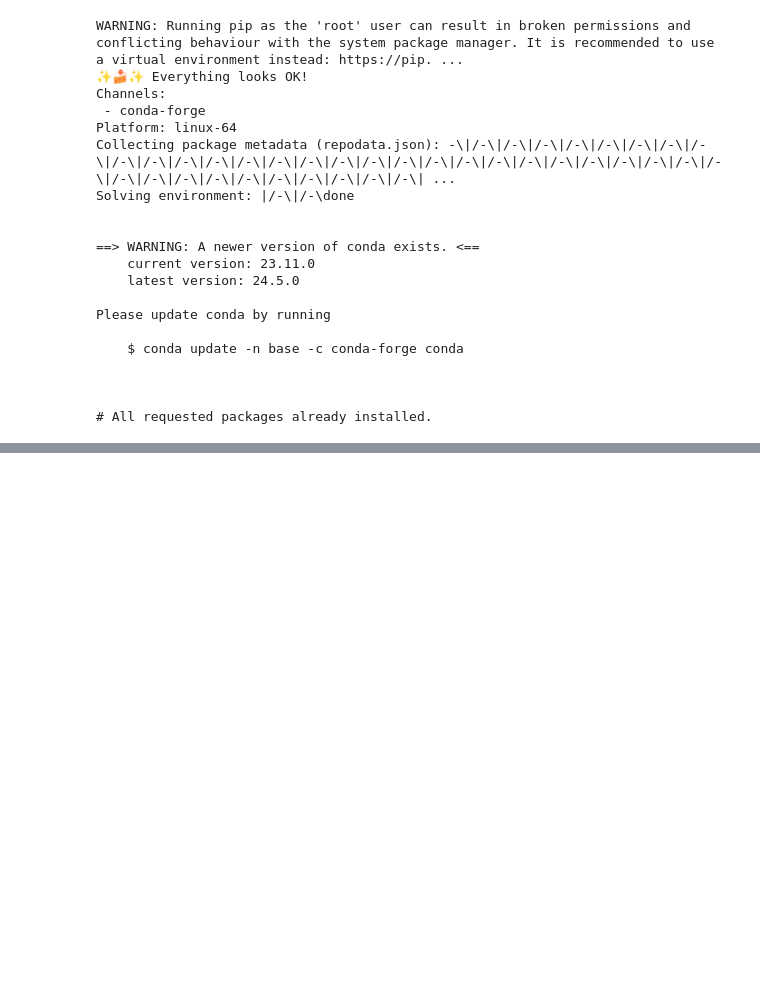
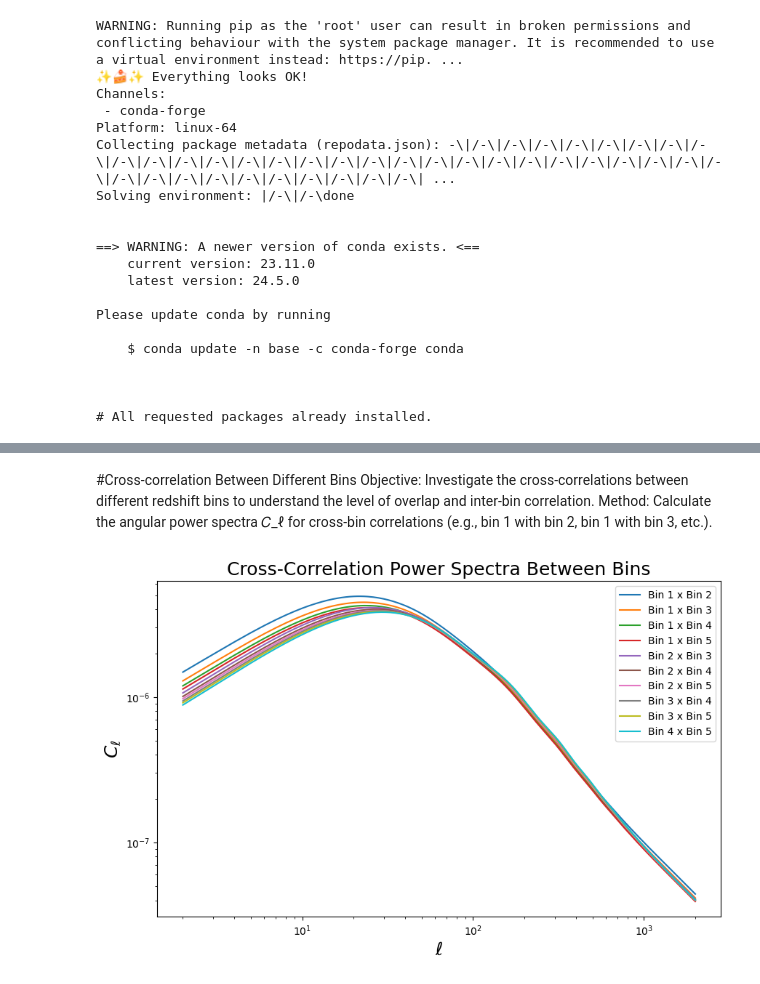
Before and after one commit to clayedw/RET-2024, a Jupyter notebook: binning_with_gaussian.ipynb, the cells around one changed output, grey strips where cells are left out. Saved outputs shown, nothing was run; the diff lists cells and outputs as text; code cells hidden in the pictures; blank space fills up the shorter version.

```diff
--- a/binning_with_gaussian.ipynb
+++ b/binning_with_gaussian.ipynb
@@ -317,0 +269,24 @@ plt.show()
+# %% [markdown]
+#Cross-correlation Between Different Bins
+Objective: Investigate the cross-correlations between different redshift bins to understand the level of overlap and inter-bin correlation.
+Method: Calculate the angular power spectra 𝐶_ℓ for cross-bin correlations (e.g., bin 1 with bin 2, bin 1 with bin 3, etc.).
+# %%
+cross_cls_matrix = np.zeros((len(bin_edges) - 1, len(bin_edges) - 1, len(ell)))
+for i in range(len(bin_edges) - 1):
+    for j in range(i + 1, len(bin_edges) - 1):
+        cross_cls_matrix[i, j] = ccl.angular_cl(cosmo, true_tracers[i], true_tracers[j], ell)
+
+# Plot cross-correlation power spectra
+plt.figure(figsize=(10, 6))
+for i in range(len(bin_edges) - 1):
+    for j in range(i + 1, len(bin_edges) - 1):
+        plt.plot(ell, cross_cls_matrix[i, j], label=f'Bin {i+1} x Bin {j+1}')
+plt.xlabel('$\\ell$', fontsize=18)
+plt.ylabel('$C_\\ell$', fontsize=18)
+plt.xscale('log')
+plt.yscale('log')
+plt.legend()
+plt.title('Cross-Correlation Power Spectra Between Bins', fontsize=18)
+plt.show()
+# %% [output]
+[figure, added]
```
Also changed, not shown: parts of 8 cells of this notebook.
